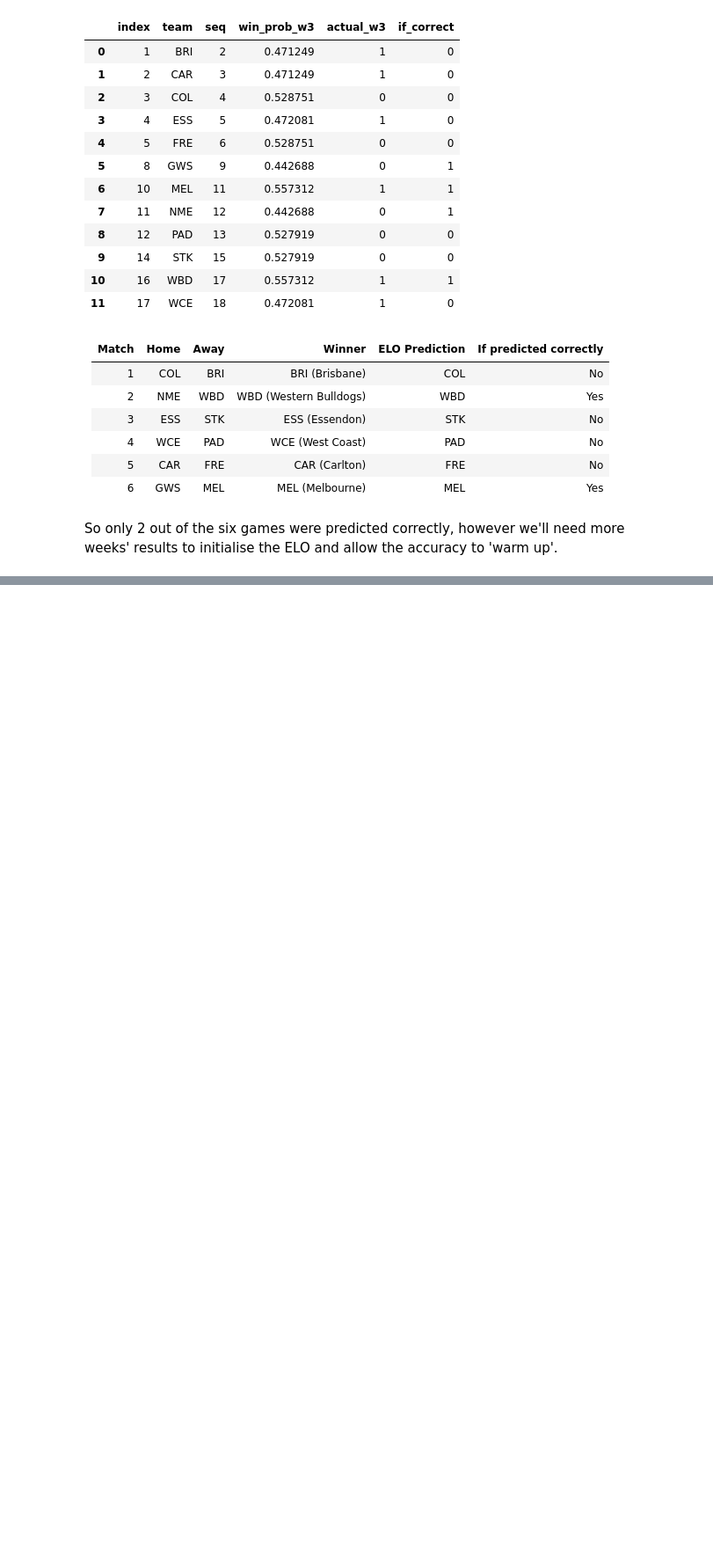
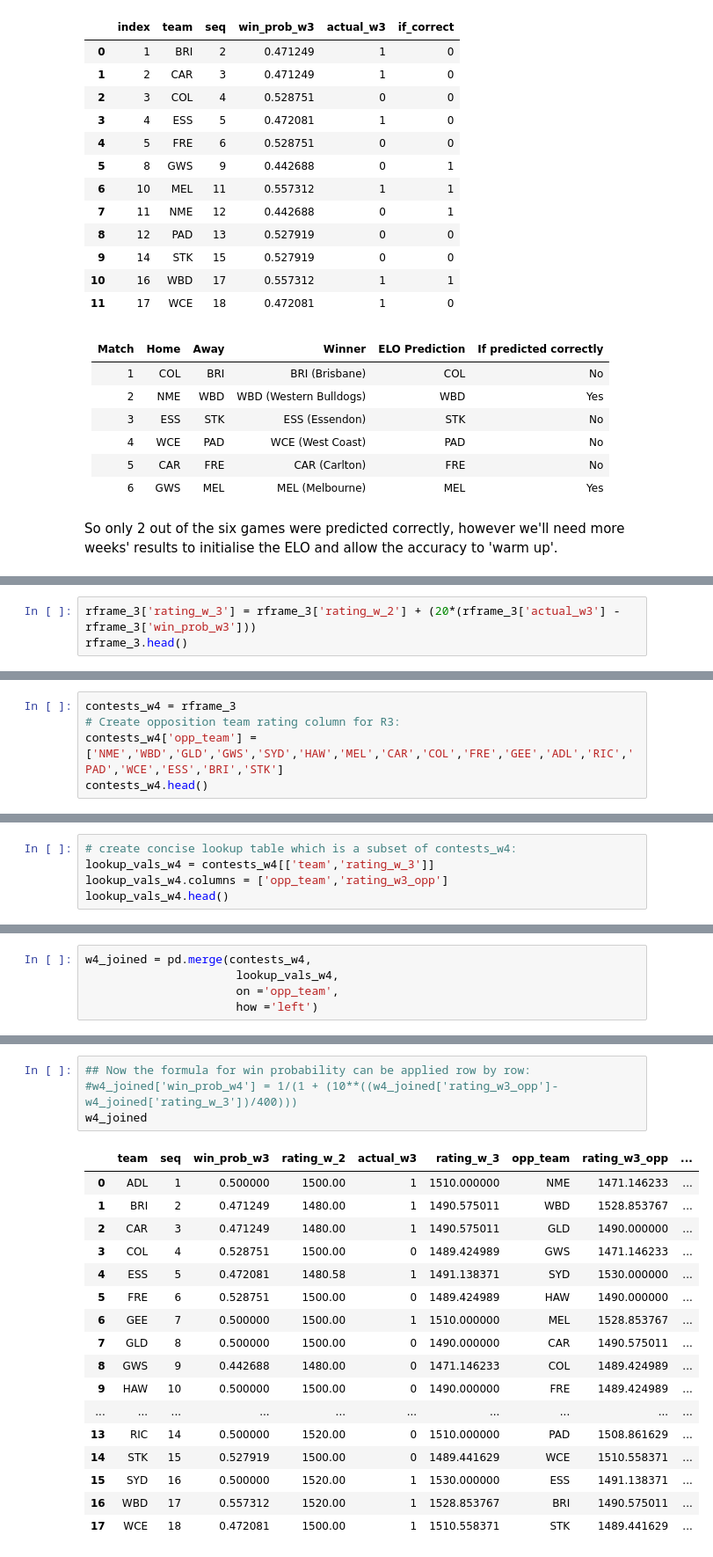
Before and after one commit to stevegabriel1/afl_elo_ratings, a Jupyter notebook: basic_version.ipynb, the cells around one changed output, grey strips where cells are left out. Shown at 88% size. Saved outputs shown, nothing was run; the diff lists cells and outputs as text; blank space fills up the shorter version.

```diff
--- a/basic_version.ipynb
+++ b/basic_version.ipynb
@@ -507,0 +530,3 @@ So only 2 out of the six games were predicted correctly, however we'll need more
+# %%
+rframe_3['rating_w_3'] = rframe_3['rating_w_2'] + (20*(rframe_3['actual_w3'] - rframe_3['win_prob_w3']))
+rframe_3.head()
@@ -507,0 +540,5 @@ So only 2 out of the six games were predicted correctly, however we'll need more
+# %%
+contests_w4 = rframe_3
+# Create opposition team rating column for R3:
+contests_w4['opp_team'] = ['NME','WBD','GLD','GWS','SYD','HAW','MEL','CAR','COL','FRE','GEE','ADL','RIC','PAD','WCE','ESS','BRI','STK']
+contests_w4.head()
@@ -507,0 +552,5 @@ So only 2 out of the six games were predicted correctly, however we'll need more
+# %%
+# create concise lookup table which is a subset of contests_w4:
+lookup_vals_w4 = contests_w4[['team','rating_w_3']]
+lookup_vals_w4.columns = ['opp_team','rating_w3_opp']
+lookup_vals_w4.head()
@@ -507,0 +564,5 @@ So only 2 out of the six games were predicted correctly, however we'll need more
+# %%
+w4_joined = pd.merge(contests_w4,
+                      lookup_vals_w4,
+                      on ='opp_team',
+                      how ='left')
@@ -507,0 +578,22 @@ So only 2 out of the six games were predicted correctly, however we'll need more
+# %%
+## Now the formula for win probability can be applied row by row:
+#w4_joined['win_prob_w4'] = 1/(1 + (10**((w4_joined['rating_w3_opp']-w4_joined['rating_w_3'])/400)))
+w4_joined
+# %% [output]
+|  | team | seq | win_prob_w3 | rating_w_2 | actual_w3 | rating_w_3 | opp_team | rating_w3_opp | ... |
+| 0 | ADL | 1 | 0.500000 | 1500.00 | 1 | 1510.000000 | NME | 1471.146233 | ... |
+| 1 | BRI | 2 | 0.471249 | 1480.00 | 1 | 1490.575011 | WBD | 1528.853767 | ... |
+| 2 | CAR | 3 | 0.471249 | 1480.00 | 1 | 1490.575011 | GLD | 1490.000000 | ... |
+| 3 | COL | 4 | 0.528751 | 1500.00 | 0 | 1489.424989 | GWS | 1471.146233 | ... |
+| 4 | ESS | 5 | 0.472081 | 1480.58 | 1 | 1491.138371 | SYD | 1530.000000 | ... |
+| 5 | FRE | 6 | 0.528751 | 1500.00 | 0 | 1489.424989 | HAW | 1490.000000 | ... |
+| 6 | GEE | 7 | 0.500000 | 1500.00 | 1 | 1510.000000 | MEL | 1528.853767 | ... |
+| 7 | GLD | 8 | 0.500000 | 1500.00 | 0 | 1490.000000 | CAR | 1490.575011 | ... |
+| 8 | GWS | 9 | 0.442688 | 1480.00 | 0 | 1471.146233 | COL | 1489.424989 | ... |
+| 9 | HAW | 10 | 0.500000 | 1500.00 | 0 | 1490.000000 | FRE | 1489.424989 | ... |
+| ... | ... | ... | ... | ... | ... | ... | ... | ... | ... |
+| 13 | RIC | 14 | 0.500000 | 1520.00 | 0 | 1510.000000 | PAD | 1508.861629 | ... |
+| 14 | STK | 15 | 0.527919 | 1500.00 | 0 | 1489.441629 | WCE | 1510.558371 | ... |
+| 15 | SYD | 16 | 0.500000 | 1520.00 | 1 | 1530.000000 | ESS | 1491.138371 | ... |
+| 16 | WBD | 17 | 0.557312 | 1520.00 | 1 | 1528.853767 | BRI | 1490.575011 | ... |
+| 17 | WCE | 18 | 0.472081 | 1500.00 | 1 | 1510.558371 | STK | 1489.441629 | ... |
```
Also changed, not shown: parts of 11 cells of this notebook.
